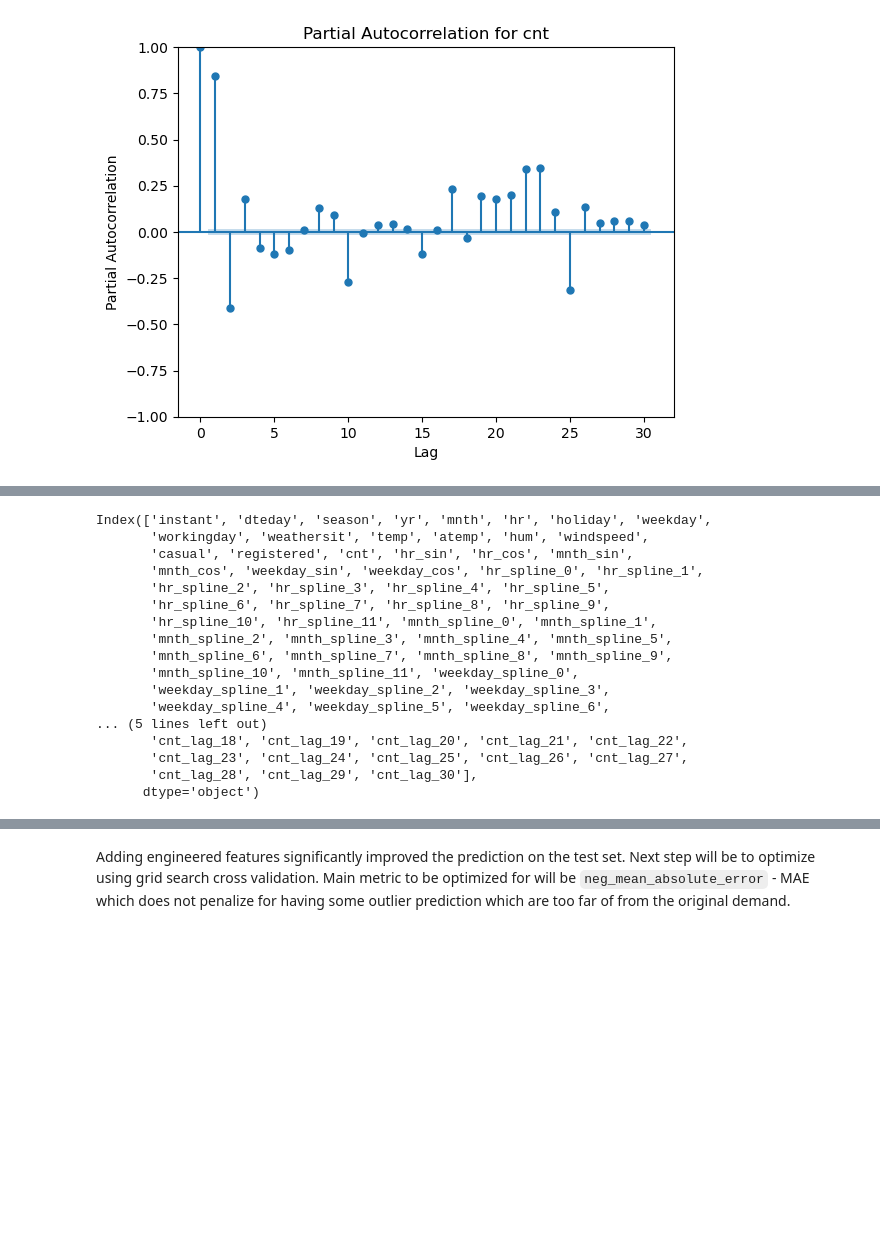
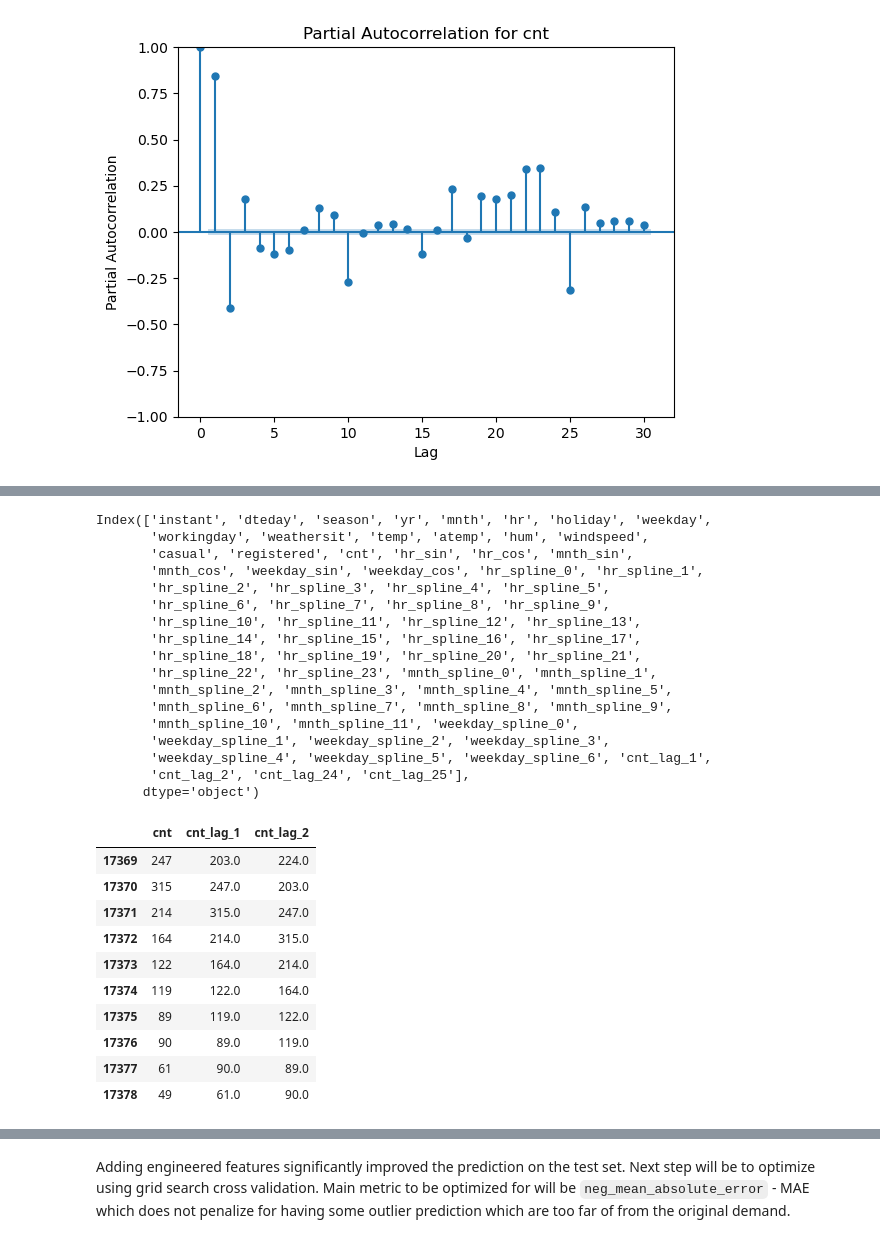
Before and after one commit to DamirBogdan39/bike-sharing-time-series, a Jupyter notebook: notebooks/dab-01-experimentation.ipynb, the cells around one changed output, grey strips where cells are left out. Cells and saved outputs as stored; diff of their text form; code cells hidden in the pictures; blank space fills up the shorter version.

```diff
--- a/notebooks/dab-01-experimentation.ipynb
+++ b/notebooks/dab-01-experimentation.ipynb
@@ -88,2 +90,0 @@ pacf_plot(df['cnt'], lags=30)
-# %%
-df = get_lag_features(df, 'cnt', 30)
@@ -90,3 +93,6 @@ df = get_lag_features(df, 'cnt', 30)
+# %%
+selected_lags = [1, 2, 24, 25]
+df = get_lag_features(df, "cnt", selected_lags)
 # %%
 df.columns
 # %% [output]
@@ -96,14 +102,14 @@ Index(['instant', 'dteday', 'season', 'yr', 'mnth', 'hr', 'holiday', 'weekday',
        'mnth_cos', 'weekday_sin', 'weekday_cos', 'hr_spline_0', 'hr_spline_1',
        'hr_spline_2', 'hr_spline_3', 'hr_spline_4', 'hr_spline_5',
        'hr_spline_6', 'hr_spline_7', 'hr_spline_8', 'hr_spline_9',
-       'hr_spline_10', 'hr_spline_11', 'mnth_spline_0', 'mnth_spline_1',
+       'hr_spline_10', 'hr_spline_11', 'hr_spline_12', 'hr_spline_13',
+       'hr_spline_14', 'hr_spline_15', 'hr_spline_16', 'hr_spline_17',
+       'hr_spline_18', 'hr_spline_19', 'hr_spline_20', 'hr_spline_21',
+       'hr_spline_22', 'hr_spline_23', 'mnth_spline_0', 'mnth_spline_1',
        'mnth_spline_2', 'mnth_spline_3', 'mnth_spline_4', 'mnth_spline_5',
        'mnth_spline_6', 'mnth_spline_7', 'mnth_spline_8', 'mnth_spline_9',
        'mnth_spline_10', 'mnth_spline_11', 'weekday_spline_0',
        'weekday_spline_1', 'weekday_spline_2', 'weekday_spline_3',
-       'weekday_spline_4', 'weekday_spline_5', 'weekday_spline_6',
-... (5 lines left out)
-       'cnt_lag_18', 'cnt_lag_19', 'cnt_lag_20', 'cnt_lag_21', 'cnt_lag_22',
-       'cnt_lag_23', 'cnt_lag_24', 'cnt_lag_25', 'cnt_lag_26', 'cnt_lag_27',
-       'cnt_lag_28', 'cnt_lag_29', 'cnt_lag_30'],
+       'weekday_spline_4', 'weekday_spline_5', 'weekday_spline_6', 'cnt_lag_1',
+       'cnt_lag_2', 'cnt_lag_24', 'cnt_lag_25'],
       dtype='object')
@@ -138,0 +116,16 @@ X_train, X_test, y_train, y_test = train_test_split(X, y, random_state=42, test_
+# %%
+# Check if lags are correct.
+
+df[["cnt", "cnt_lag_1", "cnt_lag_2"]].tail(10)
+# %% [output]
+|  | cnt | cnt_lag_1 | cnt_lag_2 |
+| 17369 | 247 | 203.0 | 224.0 |
+| 17370 | 315 | 247.0 | 203.0 |
+| 17371 | 214 | 315.0 | 247.0 |
+| 17372 | 164 | 214.0 | 315.0 |
+| 17373 | 122 | 164.0 | 214.0 |
+| 17374 | 119 | 122.0 | 164.0 |
+| 17375 | 89 | 119.0 | 122.0 |
+| 17376 | 90 | 89.0 | 119.0 |
+| 17377 | 61 | 90.0 | 89.0 |
+| 17378 | 49 | 61.0 | 90.0 |
```
Also changed, not shown: parts of 24 cells of this notebook, 28 other files.
